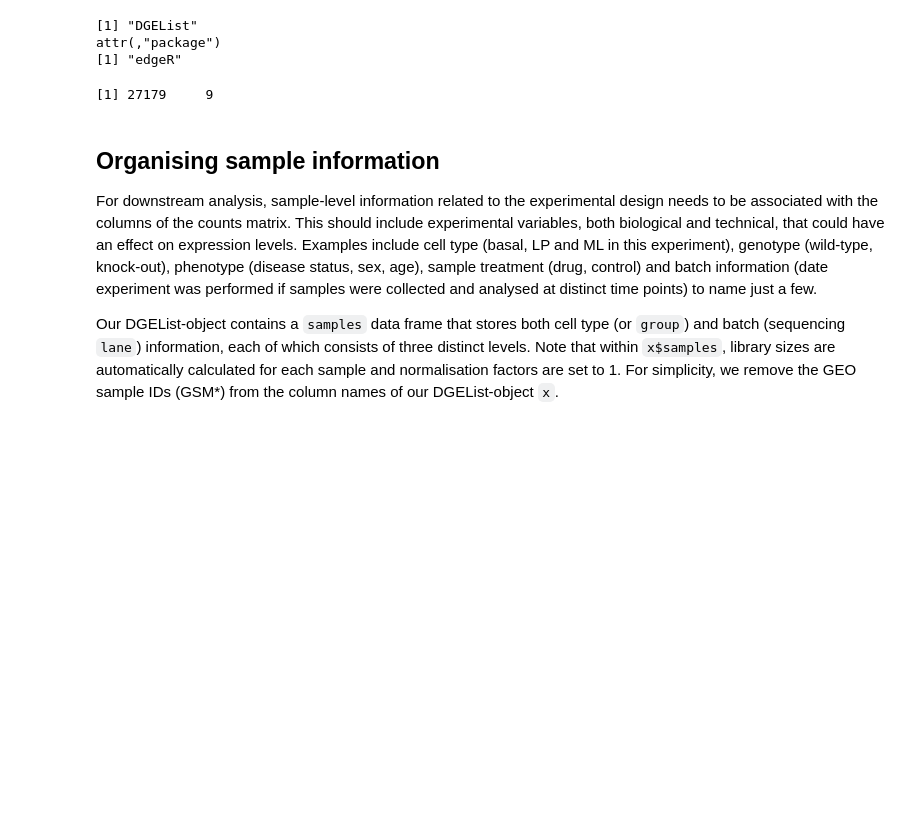
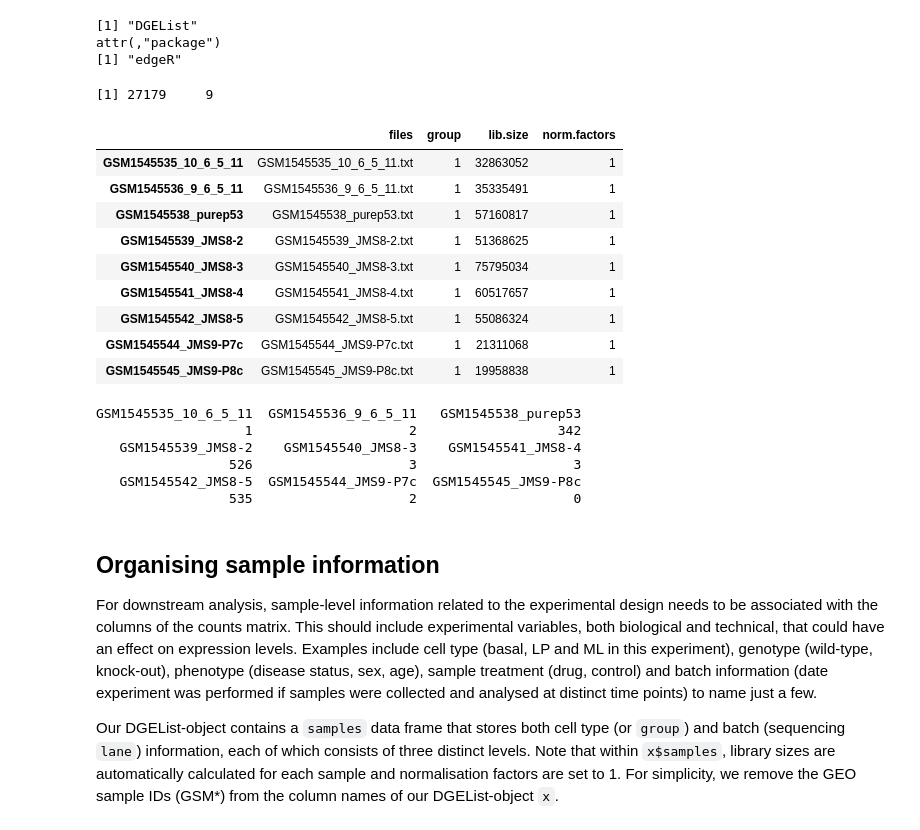
Before and after one commit to trallard/JNB_reproducible, a Jupyter notebook: RNA-sequencing.ipynb, the cells around one changed output. Saved outputs shown, nothing was run; the diff lists cells and outputs as text; code cells hidden in the pictures; blank space fills up the shorter version.

```diff
--- a/RNA-sequencing.ipynb
+++ b/RNA-sequencing.ipynb
@@ -93,8 +112,26 @@ attr(,"package")
 # %%
 # checking the dimension of x
 dim(x)
+x$samples
+x$counts[1,]
 # %% [output]
 [1] 27179     9
+|  | files | group | lib.size | norm.factors |
+| GSM1545535_10_6_5_11 | GSM1545535_10_6_5_11.txt | 1 | 32863052 | 1 |
+| GSM1545536_9_6_5_11 | GSM1545536_9_6_5_11.txt | 1 | 35335491 | 1 |
+| GSM1545538_purep53 | GSM1545538_purep53.txt | 1 | 57160817 | 1 |
+| GSM1545539_JMS8-2 | GSM1545539_JMS8-2.txt | 1 | 51368625 | 1 |
+| GSM1545540_JMS8-3 | GSM1545540_JMS8-3.txt | 1 | 75795034 | 1 |
+| GSM1545541_JMS8-4 | GSM1545541_JMS8-4.txt | 1 | 60517657 | 1 |
+| GSM1545542_JMS8-5 | GSM1545542_JMS8-5.txt | 1 | 55086324 | 1 |
+| GSM1545544_JMS9-P7c | GSM1545544_JMS9-P7c.txt | 1 | 21311068 | 1 |
+| GSM1545545_JMS9-P8c | GSM1545545_JMS9-P8c.txt | 1 | 19958838 | 1 |
+GSM1545535_10_6_5_11  GSM1545536_9_6_5_11   GSM1545538_purep53
+                   1                    2                  342
+   GSM1545539_JMS8-2    GSM1545540_JMS8-3    GSM1545541_JMS8-4
+                 526                    3                    3
+   GSM1545542_JMS8-5  GSM1545544_JMS9-P7c  GSM1545545_JMS9-P8c
+                 535                    2                    0
 # %% [markdown]
 ## Organising sample information
 
```
Also changed, not shown: parts of 19 cells of this notebook.
